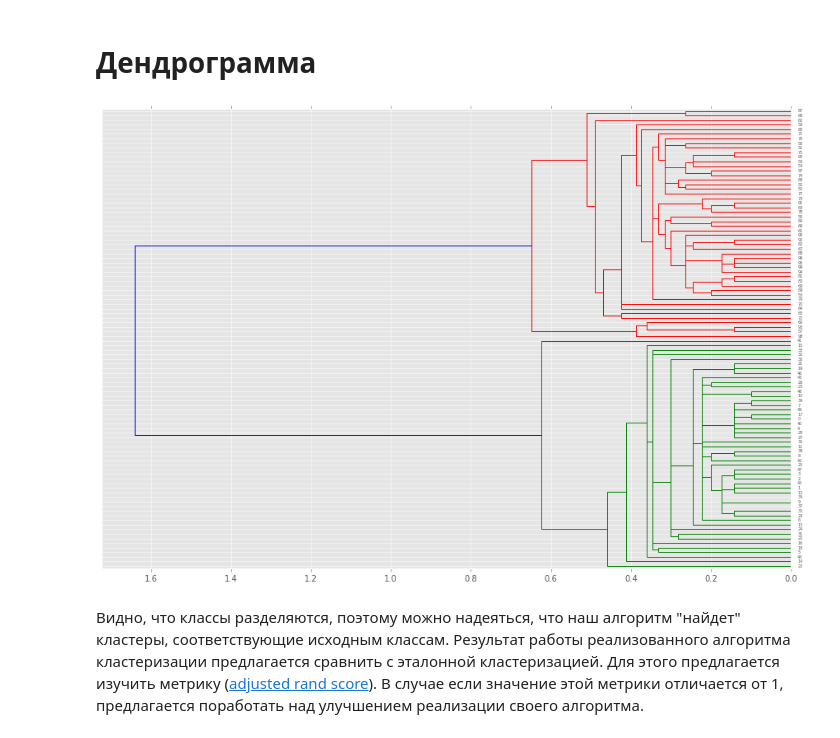
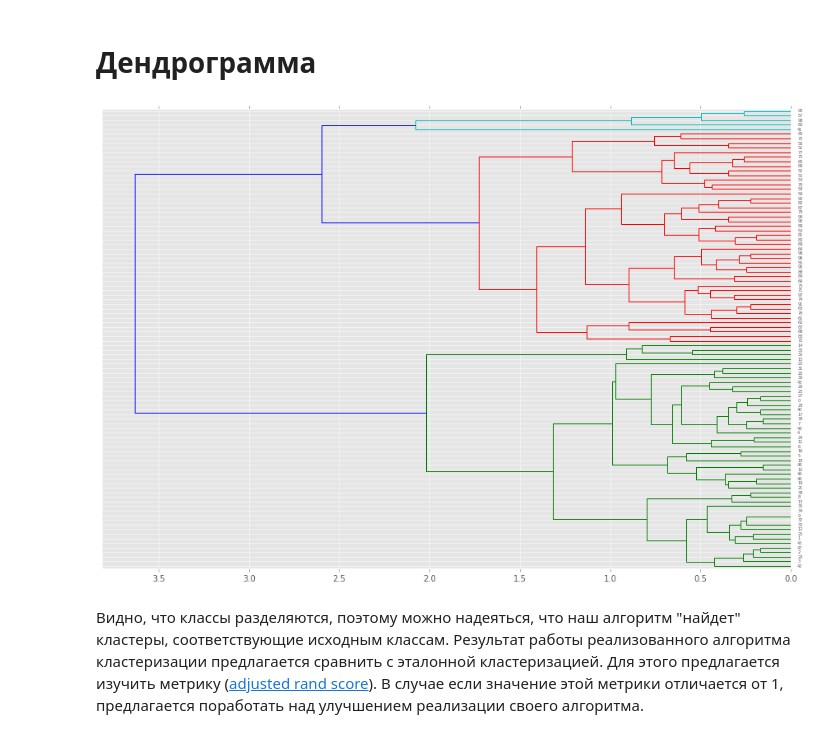
Before and after one commit to dokshina/dm_homework, a Jupyter notebook: dokshina_hw2.ipynb, the cells around one changed output. Cells and saved outputs as stored; diff of their text form; code cells hidden in the pictures.

```diff
--- a/dokshina_hw2.ipynb
+++ b/dokshina_hw2.ipynb
@@ -83,0 +96,4 @@ print u"Реализуем алгоритм кластеризации '%s'" % m
+# %%
+dct = {}
+for x, y in combinations(np.arange(4), 2):
+    dict.update
@@ -97,21 +116,23 @@ class Hierarchical(BaseEstimator, ClusterMixin):
 
         if self.linkage == 'single':
             for k in xrange(new_clust):
-                self.distances[new_clust][k] = min(self.distances[x][k], self.distances[y][k])
+                self.distances[new_clust][k] = np.min((self.distances[x][k], self.distances[y][k]))
                 self.distances[k][new_clust] = self.distances[new_clust][k]
 
         elif self.linkage == 'complete':
             for k in xrange(new_clust):
-                self.distances[new_clust][k] = max(self.distances[x][k], self.distances[y][k])
+                self.distances[new_clust][k] = np.max((self.distances[x][k], self.distances[y][k]))
                 self.distances[k][new_clust] = self.distances[new_clust][k]
 
         elif self.linkage == 'average':
             for k in xrange(new_clust):
-                self.distances[new_clust][k] = (self.distances[x][k] + self.distances[y][k]) / 2
+                self.distances[new_clust][k] = (self.distances[x][k] * self.sizes[x] + \
+                                        self.distances[y][k] * self.sizes[y]) / (self.sizes[x] + self.sizes[y])
                 self.distances[k][new_clust] = self.distances[new_clust][k]
 
     def merge(self, x, y):
         # Слияние двух кластеров
+        self.sizes = np.append(self.sizes, self.sizes[x] + self.sizes[y])
 
         self.distances_recount(self.max_label, x, y)
         self.labels[self.labels == x] = self.max_label
@@ -127,6 +148,7 @@ class Hierarchical(BaseEstimator, ClusterMixin):
         self.max_label = self.n
         self.X = X
         self.distances = np.zeros((self.n * 2, self.n * 2))
+        self.sizes = np.ones(self.n)
 
         for x, y in combinations(self.labels, 2):
             self.distances[y][x]  = self.distances[x][y] = cdist(self.X[self.labels == x], self.X[self.labels == y])
@@ -165,3 +187,5 @@ class Hierarchical(BaseEstimator, ClusterMixin):
 # %%
 iris = ds.load_iris()
 X_iris = iris.data[:100]
+
+X_iris = (X_iris - X_iris.mean(axis=0)) / X_iris.std(axis=0)
@@ -168,5 +198,5 @@ X_iris = iris.data[:100]
 # %% [markdown]
 # Вызываем алгоритм для Iris с single-linkage
 # %%
-%timeit clust = Hierarchical(2, linkage='single')
+clust = Hierarchical(2, linkage='single')
 labels = clust.fit_predict(X=X_iris)
@@ -192,9 +219,9 @@ pl.show()
 # Дендрограмма
 # %%
 plt.figure(figsize=(15, 10))
-d = dendrogram(clust.get_dend(), orientation='left', labels=None)
+d = dendrogram(clust.get_dend(), orientation='left')
 # %% [output]
-[figure, old version]
+[figure, new version]
 # %% [markdown]
 Видно, что классы разделяются, поэтому можно надеяться, что наш алгоритм "найдет" кластеры, соответствующие исходным классам. Результат работы реализованного алгоритма кластеризации предлагается сравнить с эталонной кластеризацией. Для этого предлагается изучить метрику ([adjusted rand score](http://scikit-learn.org/stable/modules/generated/sklearn.metrics.adjusted_rand_score.html)). В случае если значение этой метрики отличается от 1, предлагается поработать над улучшением реализации своего алгоритма.
 # %% [markdown]
```
Also changed, not shown: parts of 15 cells of this notebook.
